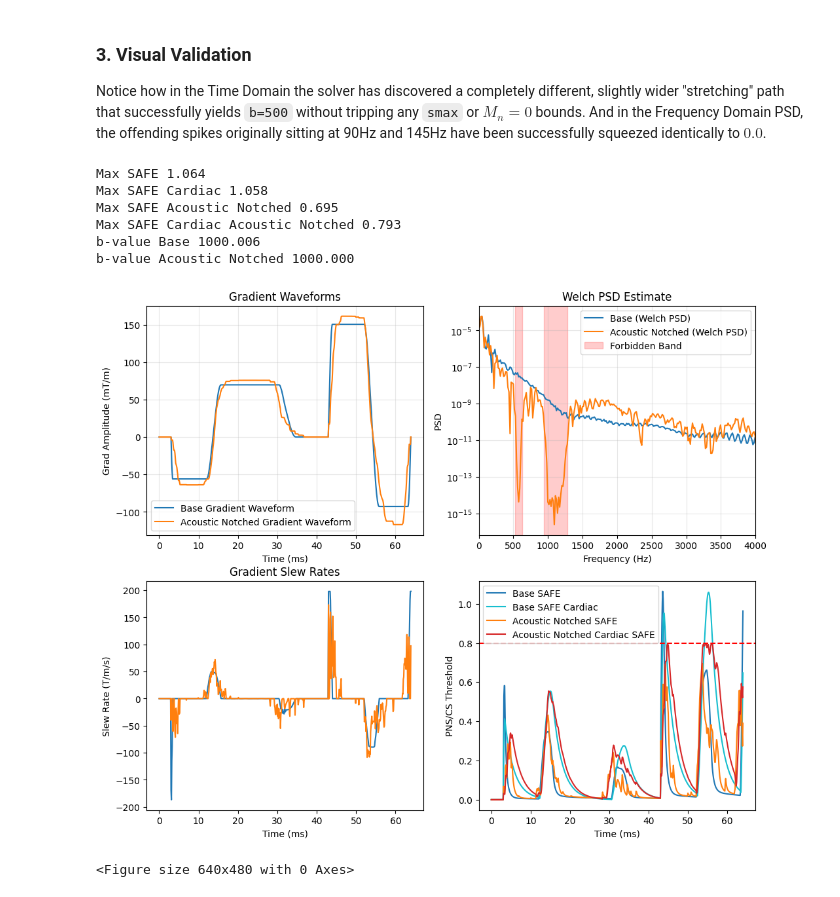
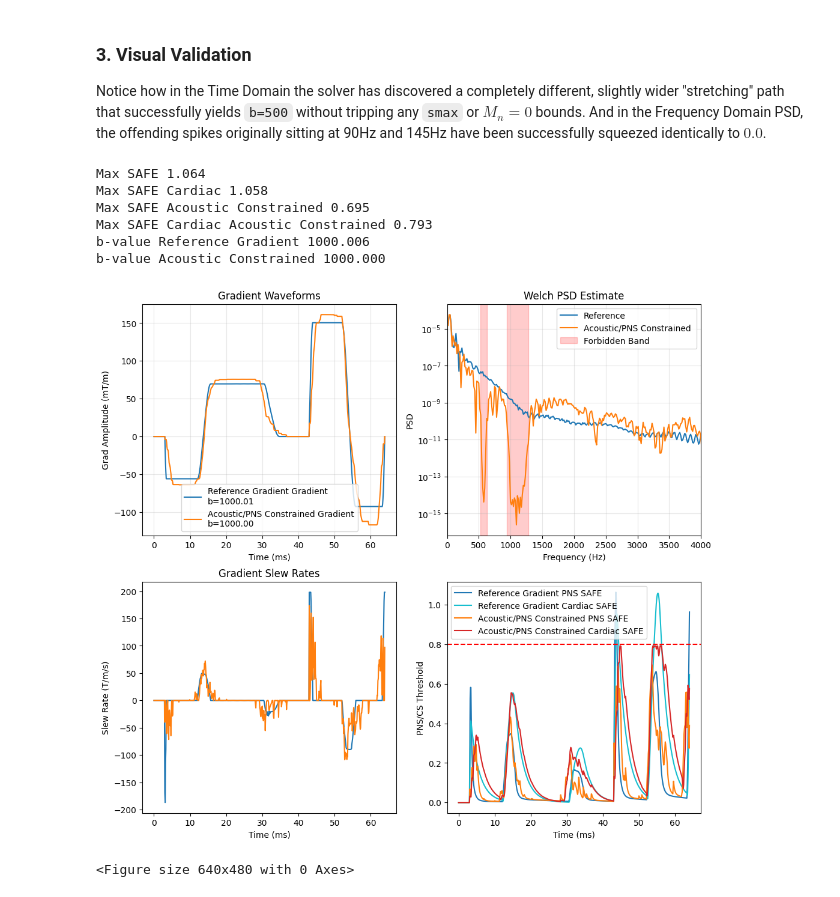
Before and after one commit to bughht/gropt-dev, a Jupyter notebook: examples/diffusion/acoustic_validation.ipynb, the cells around one changed output. Saved outputs shown, nothing was run; the diff lists cells and outputs as text; code cells hidden in the pictures.

```diff
--- a/examples/diffusion/acoustic_validation.ipynb
+++ b/examples/diffusion/acoustic_validation.ipynb
@@ -132,60 +125,60 @@ bvalue_ac = result_ac.bvalue
 
 print(f'Max SAFE {np.max(safe_base):.3f}')
 print(f'Max SAFE Cardiac {np.max(safe_cardiac_base):.3f}')
-print(f'Max SAFE Acoustic Notched {np.max(safe_ac):.3f}')
-print(f'Max SAFE Cardiac Acoustic Notched {np.max(safe_cardiac_ac):.3f}')
-print(f'b-value Base {bvalue_base:.3f}')
-print(f'b-value Acoustic Notched {bvalue_ac:.3f}')
+print(f'Max SAFE Acoustic Constrained {np.max(safe_ac):.3f}')
+print(f'Max SAFE Cardiac Acoustic Constrained {np.max(safe_cardiac_ac):.3f}')
+print(f'b-value Reference Gradient {bvalue_base:.3f}')
+print(f'b-value Acoustic Constrained {bvalue_ac:.3f}')
 
 # Optional comparison plot
-plt.figure(figsize=(12, 10))
+plt.figure(figsize=(12, 11))
 plt.subplot(221)
-plt.plot(tt_ms, out_base*1000, label="Base Gradient Waveform", color="tab:blue")
-plt.plot(tt_ms, out_ac*1000, label="Acoustic Notched Gradient Waveform", color="tab:orange")
+plt.plot(tt_ms, out_base*1000, label="Reference Gradient Gradient\nb=" + f"{bvalue_base:.2f}", color="tab:blue")
+plt.plot(tt_ms, out_ac*1000, label="Acoustic/PNS Constrained Gradient\nb=" + f"{bvalue_ac:.2f}", color="tab:orange")
 plt.xlabel("Time (ms)")
 plt.ylabel("Grad Amplitude (mT/m)")
 plt.title("Gradient Waveforms")
 plt.grid(True, which="both", alpha=0.3)
 plt.legend()
 
 plt.subplot(222)
-plt.semilogy(xf, psd_base, label="Base (Welch PSD)", color="tab:blue")
-plt.semilogy(xf, psd_ac, label="Acoustic Notched (Welch PSD)", color="tab:orange")
+plt.semilogy(xf, psd_base, label="Reference", color="tab:blue")
+plt.semilogy(xf, psd_ac, label="Acoustic/PNS Constrained ", color="tab:orange")
 for idx, (f, bw) in enumerate(zip(forbidden_frequencies, forbidden_bandwidths)):
     plt.axvspan(f - bw / 2, f + bw / 2, alpha=0.2, color="red", label="Forbidden Band" if idx == 0 else None)
 plt.xlim(0, 4000)
 plt.xlabel("Frequency (Hz)")
 plt.ylabel("PSD")
 plt.title("Welch PSD Estimate")
 plt.grid(True, which="both", alpha=0.3)
 plt.legend()
 
 plt.subplot(223)
-plt.plot(tt_ms[:-1], np.diff(out_base)/gparams_base.dt, label="Base Gradient Slew Rate", color="tab:blue")
-plt.plot(tt_ms[:-1], np.diff(out_ac)/gparams_base.dt, label="Acoustic Notched Gradient Slew Rate", color="tab:orange")
+plt.plot(tt_ms[:-1], np.diff(out_base)/gparams_base.dt, label="Reference Gradient Gradient Slew Rate", color="tab:blue")
+plt.plot(tt_ms[:-1], np.diff(out_ac)/gparams_base.dt, label="Acoustic/PNS Constrained Gradient Slew Rate", color="tab:orange")
 plt.xlabel("Time (ms)")
 plt.ylabel("Slew Rate (T/m/s)")
 plt.title("Gradient Slew Rates")
 
 plt.subplot(224)
-plt.plot(tt_ms, safe_base, label="Base SAFE", color="tab:blue")
-plt.plot(tt_ms, safe_cardiac_base, label="Base SAFE Cardiac", color="tab:cyan")
-plt.plot(tt_ms, safe_ac, label="Acoustic Notched SAFE", color="tab:orange")
-plt.plot(tt_ms, safe_cardiac_ac, label="Acoustic Notched Cardiac SAFE", color="tab:red")
+plt.plot(tt_ms, safe_base, label="Reference Gradient PNS SAFE", color="tab:blue")
+plt.plot(tt_ms, safe_cardiac_base, label="Reference Gradient Cardiac SAFE", color="tab:cyan")
+plt.plot(tt_ms, safe_ac, label="Acoustic/PNS Constrained PNS SAFE", color="tab:orange")
+plt.plot(tt_ms, safe_cardiac_ac, label="Acoustic/PNS Constrained Cardiac SAFE", color="tab:red")
 plt.legend()
 
 plt.axhline(0.8, color="red", linestyle="--", label="SAFE Limit")
 plt.xlabel("Time (ms)")
 plt.ylabel("PNS/CS Threshold")
 plt.show()
 
 plt.tight_layout()
 # %% [output]
 Max SAFE 1.064
 Max SAFE Cardiac 1.058
-Max SAFE Acoustic Notched 0.695
-Max SAFE Cardiac Acoustic Notched 0.793
-b-value Base 1000.006
-b-value Acoustic Notched 1000.000
+Max SAFE Acoustic Constrained 0.695
+Max SAFE Cardiac Acoustic Constrained 0.793
+b-value Reference Gradient 1000.006
+b-value Acoustic Constrained 1000.000
-[figure, old version]
+[figure, new version]
 <Figure size 640x480 with 0 Axes>
```
Also changed, not shown: parts of 3 cells of this notebook, 1 other file.
